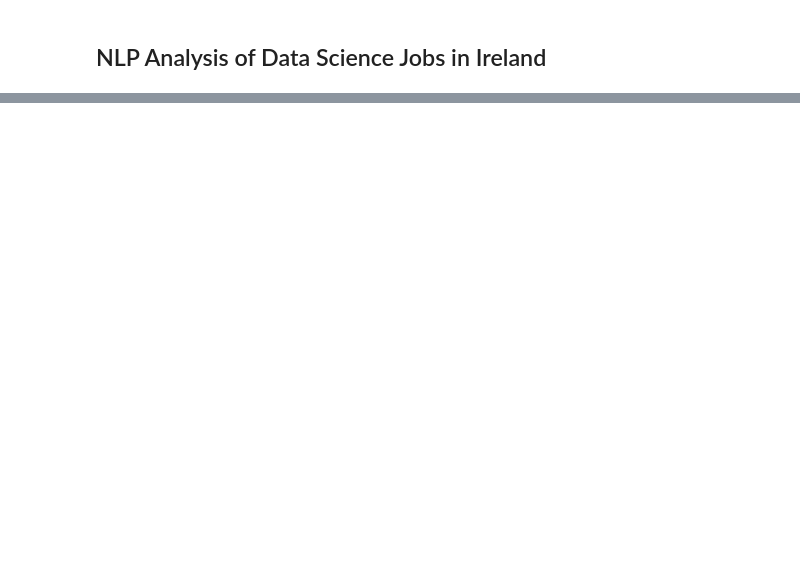
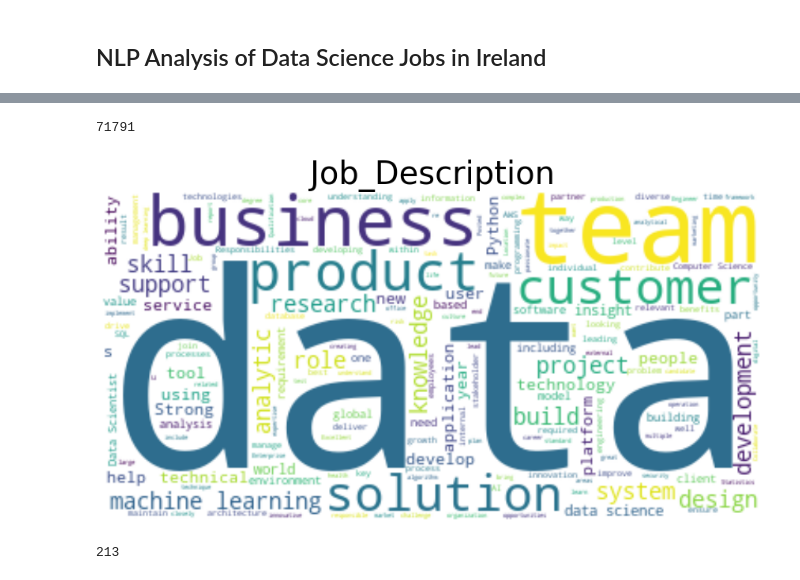
Before and after one commit to fouad89/linkedin-job-analysis, a Jupyter notebook: DataScience_Jobs_Analysis.ipynb, the cells around one changed output, grey strips where cells are left out. Drawn from its saved outputs; the diff is of its cells as text; code cells hidden in the pictures; blank space fills up the shorter version.

```diff
--- a/DataScience_Jobs_Analysis.ipynb
+++ b/DataScience_Jobs_Analysis.ipynb
@@ -114,0 +171,15 @@ job_df.to_csv("./text_to_df/job_df.csv", index=False)
+# %%
+all_details = '\n'.join(job_df['text'].values)
+len(all_details.split())
+# %% [output]
+71791
+# %%
+stopwords.update(["use", "Ireland", "ireland", 'take', 'area', 'experience', 'create', 'etc', 'etc.', 'industry', 'benefit', 'performance', 'position',
+'across', 'provide', 'employee', 'working', 'work', 'will', 'Dublin','company'])
+create_wc(all_details, "Job_Description", max_words=200, max_font_size=100, stopwords=stopwords)
+# %% [output]
+[figure, added]
+# %%
+len(stopwords)
+# %% [output]
+213
```
Also changed, not shown: parts of 11 cells of this notebook, 6 other files.
